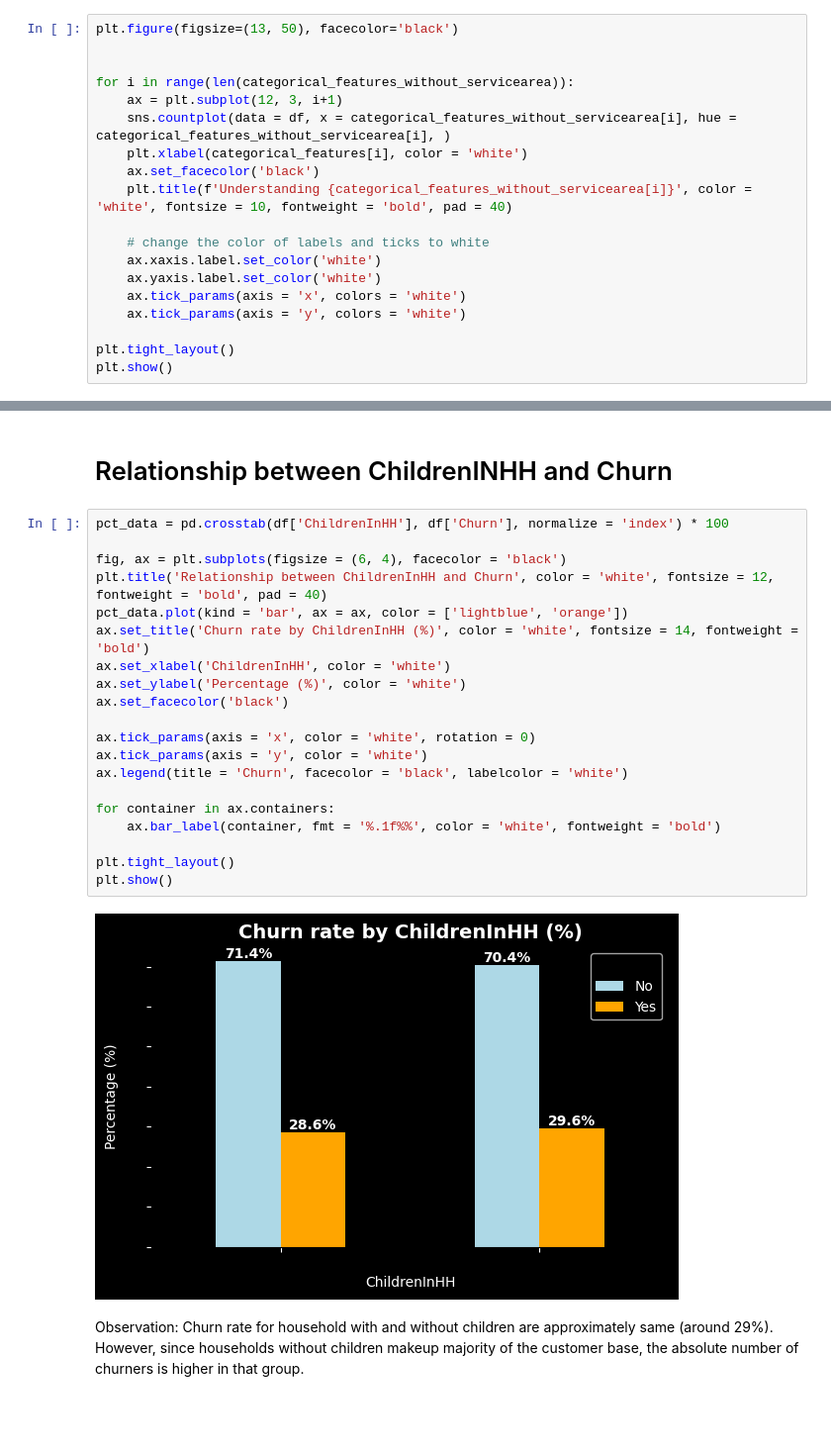
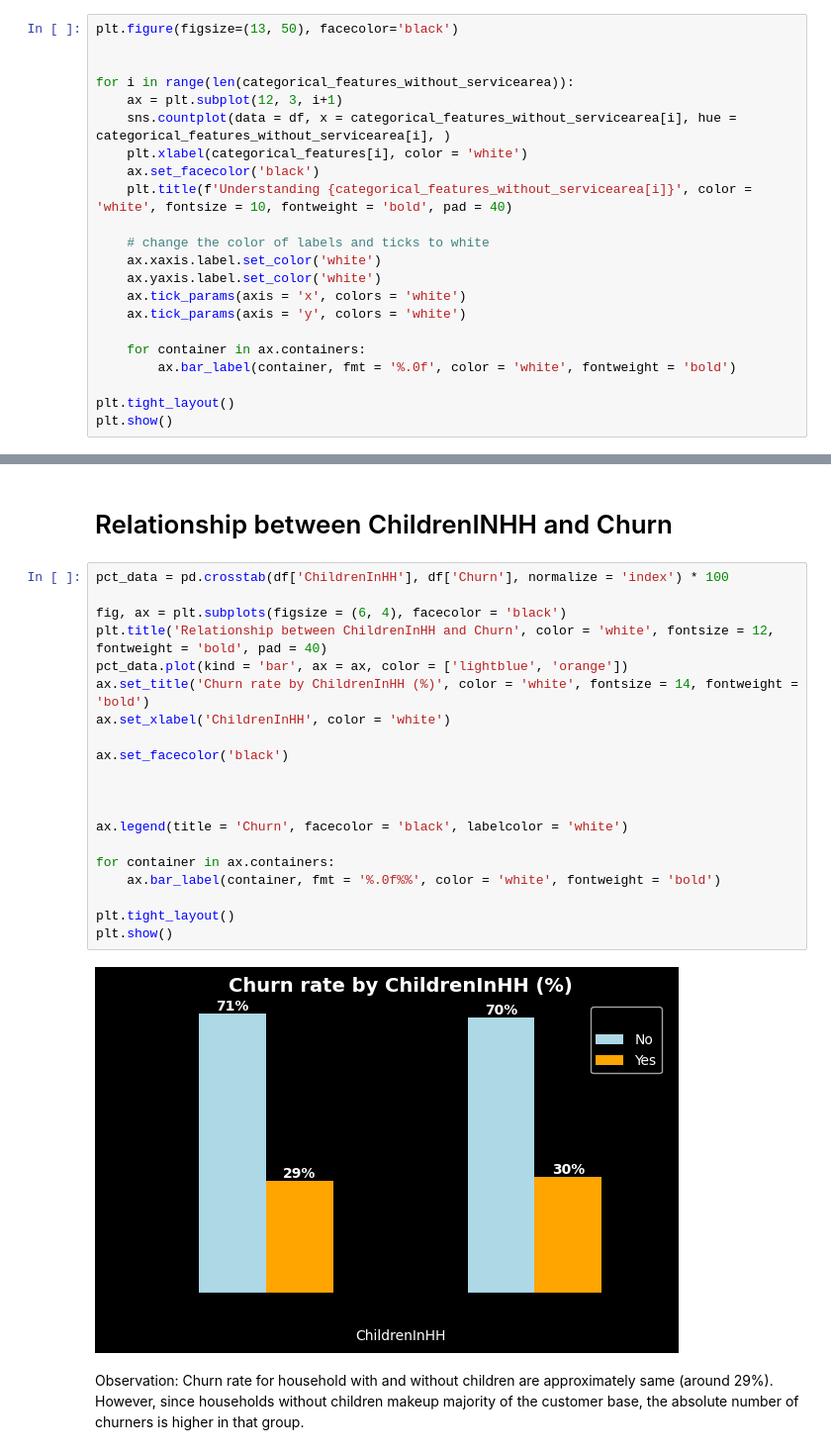
Before and after one commit to Radhika5062/customer_churn_prediction, a Jupyter notebook: eda.ipynb, the cells around one changed output, grey strips where cells are left out. Shown at 99% size. Saved outputs shown, nothing was run; the diff lists cells and outputs as text; blank space fills up the shorter version.

```diff
--- a/eda.ipynb
+++ b/eda.ipynb
@@ -259,6 +403,9 @@ for i in range(len(categorical_features_without_servicearea)):
     ax.tick_params(axis = 'x', colors = 'white')
     ax.tick_params(axis = 'y', colors = 'white')
 
+    for container in ax.containers:
+        ax.bar_label(container, fmt = '%.0f', color = 'white', fontweight = 'bold')
+
 plt.tight_layout()
 plt.show()
 # %% [output]
@@ -270,25 +417,25 @@ plt.show()
 # %%
 pct_data = pd.crosstab(df['ChildrenInHH'], df['Churn'], normalize = 'index') * 100
 
 fig, ax = plt.subplots(figsize = (6, 4), facecolor = 'black')
 plt.title('Relationship between ChildrenInHH and Churn', color = 'white', fontsize = 12, fontweight = 'bold', pad = 40)
 pct_data.plot(kind = 'bar', ax = ax, color = ['lightblue', 'orange'])
 ax.set_title('Churn rate by ChildrenInHH (%)', color = 'white', fontsize = 14, fontweight = 'bold')
 ax.set_xlabel('ChildrenInHH', color = 'white')
-ax.set_ylabel('Percentage (%)', color = 'white')
+
 ax.set_facecolor('black')
 
-ax.tick_params(axis = 'x', color = 'white', rotation = 0)
-ax.tick_params(axis = 'y', color = 'white')
+
+
 ax.legend(title = 'Churn', facecolor = 'black', labelcolor = 'white')
 
 for container in ax.containers:
-    ax.bar_label(container, fmt = '%.1f%%', color = 'white', fontweight = 'bold')
+    ax.bar_label(container, fmt = '%.0f%%', color = 'white', fontweight = 'bold')
 
 plt.tight_layout()
 plt.show()
 # %% [output]
-[figure, old version]
+[figure, new version]
 # %% [markdown]
 Observation: Churn rate for household with and without children are approximately same (around 29%). However, since households without children makeup majority of the customer base, the absolute number of churners is higher in that group.
 # %% [markdown]
```
Also changed, not shown: parts of 16 cells of this notebook.
